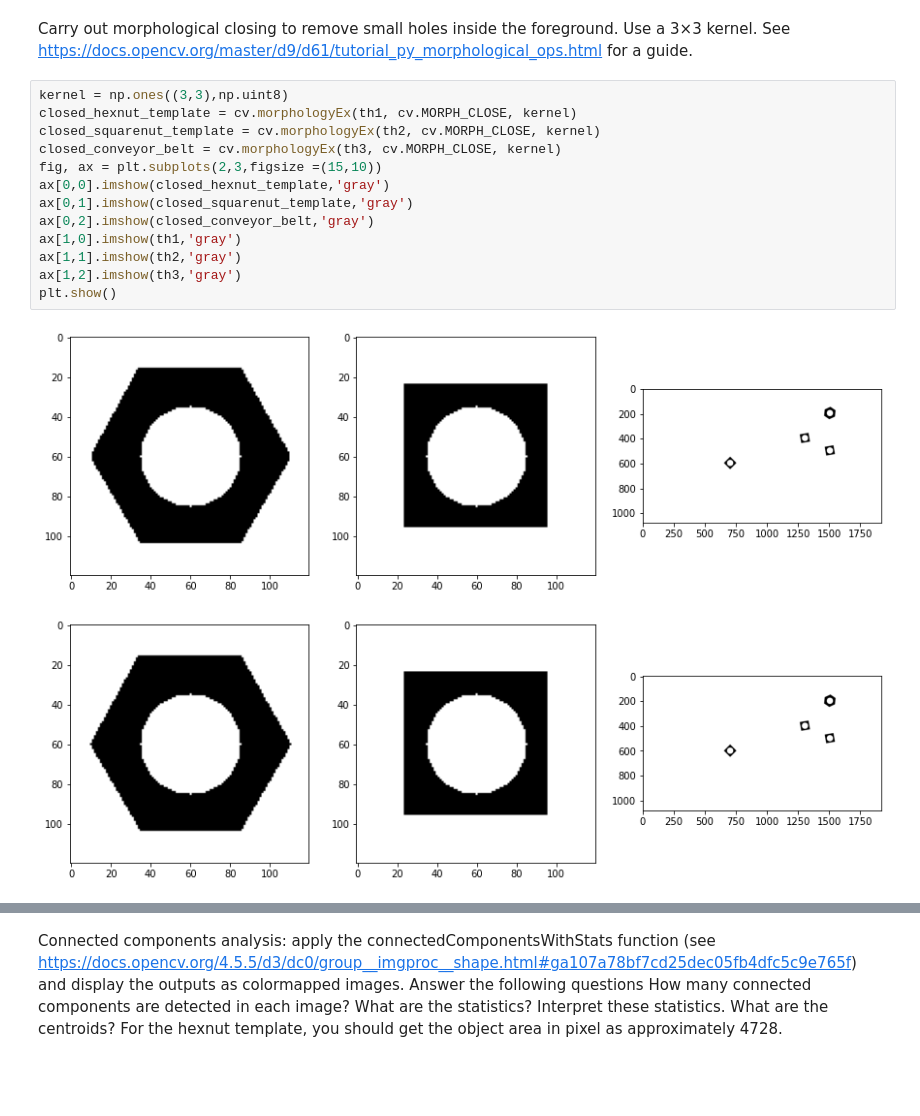
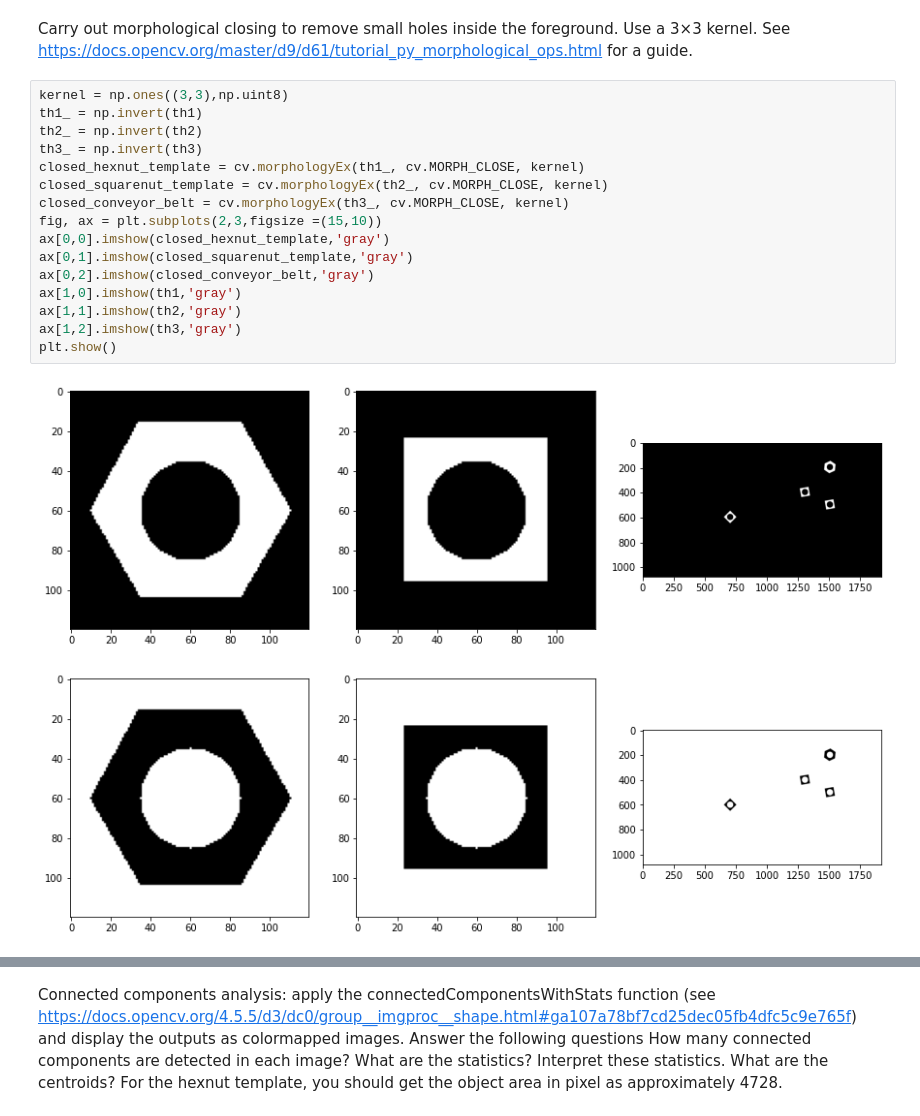
Before and after one commit to nifla2000/EN2550-Codings, a Jupyter notebook: ASSIGNMENT_03/Assignment_3.ipynb, the cells around one changed output, grey strips where cells are left out. Saved outputs shown, nothing was run; the diff lists cells and outputs as text; blank space fills up the shorter version.

```diff
--- a/ASSIGNMENT_03/Assignment_3.ipynb
+++ b/ASSIGNMENT_03/Assignment_3.ipynb
@@ -68,16 +68,19 @@ Carry out morphological closing to remove small holes inside the foreground. Use
 See https://docs.opencv.org/master/d9/d61/tutorial_py_morphological_ops.html for a guide.
 # %%
 kernel = np.ones((3,3),np.uint8)
-closed_hexnut_template = cv.morphologyEx(th1, cv.MORPH_CLOSE, kernel)
-closed_squarenut_template = cv.morphologyEx(th2, cv.MORPH_CLOSE, kernel)
-closed_conveyor_belt = cv.morphologyEx(th3, cv.MORPH_CLOSE, kernel)
+th1_ = np.invert(th1)
+th2_ = np.invert(th2)
+th3_ = np.invert(th3)
+closed_hexnut_template = cv.morphologyEx(th1_, cv.MORPH_CLOSE, kernel)
+closed_squarenut_template = cv.morphologyEx(th2_, cv.MORPH_CLOSE, kernel)
+closed_conveyor_belt = cv.morphologyEx(th3_, cv.MORPH_CLOSE, kernel)
 fig, ax = plt.subplots(2,3,figsize =(15,10))
 ax[0,0].imshow(closed_hexnut_template,'gray')
 ax[0,1].imshow(closed_squarenut_template,'gray')
 ax[0,2].imshow(closed_conveyor_belt,'gray')
 ax[1,0].imshow(th1,'gray')
 ax[1,1].imshow(th2,'gray')
 ax[1,2].imshow(th3,'gray')
 plt.show()
 # %% [output]
-[figure, old version]
+[figure, new version]
```
Also changed, not shown: parts of 18 cells of this notebook.
